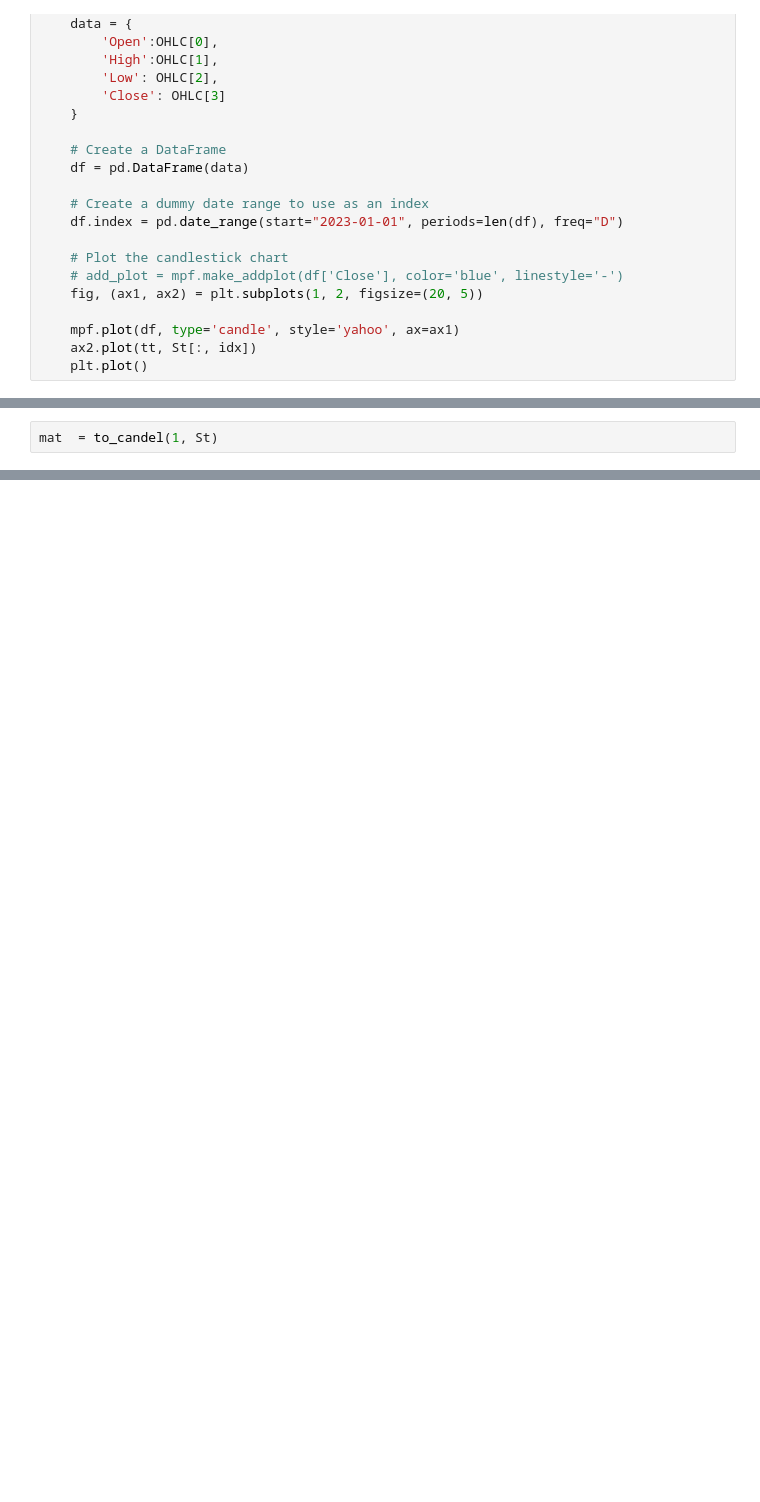
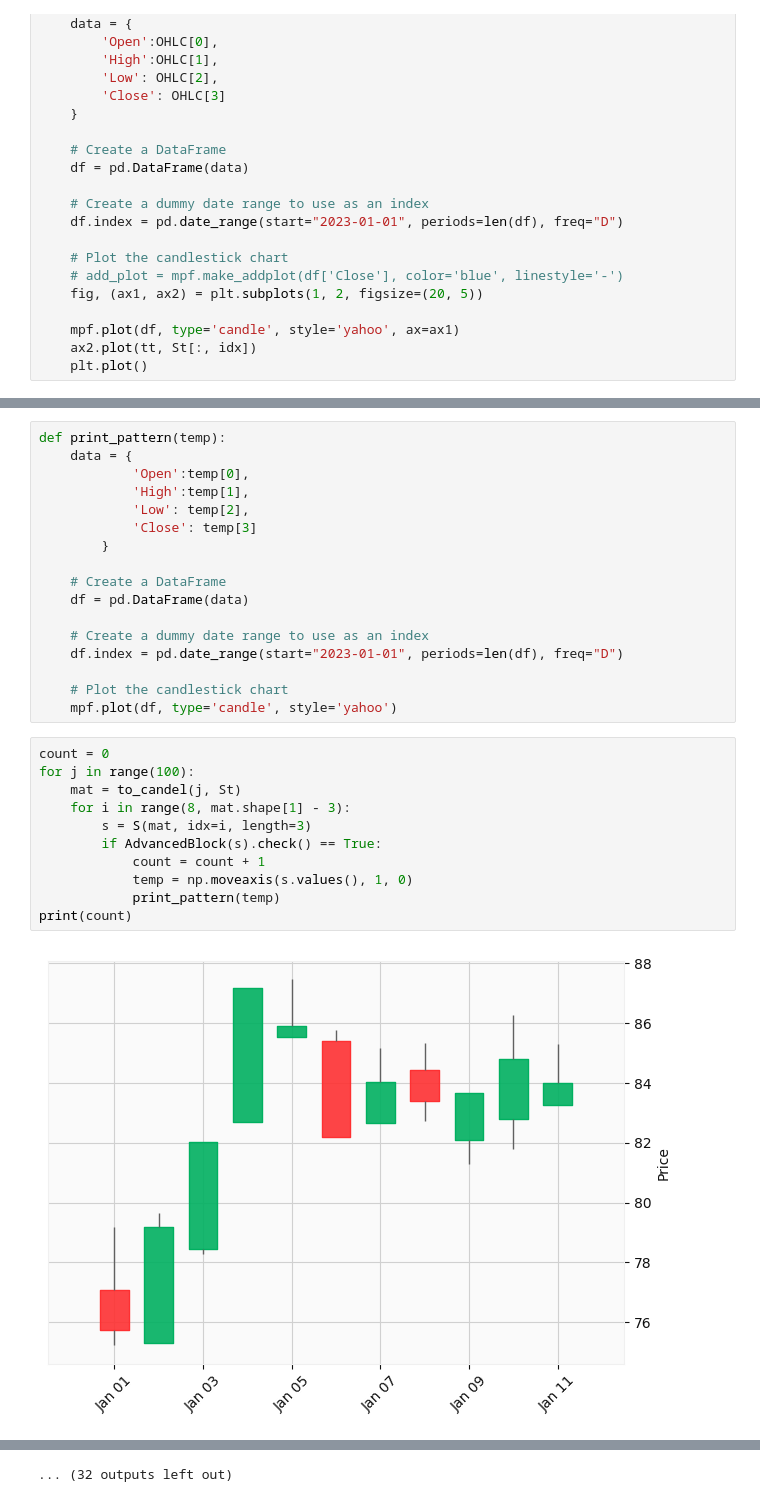
Before and after one commit to OverCat2000/Research, a Jupyter notebook: Untitled.ipynb, the cells around one changed output, grey strips where cells are left out. Cells and saved outputs as stored; diff of their text form; blank space fills up the shorter version.

Commit message:
advance block

```diff
--- a/Untitled.ipynb
+++ b/Untitled.ipynb
@@ -81,2 +93,0 @@ plot(5, St)
-# %%
-mat  = to_candel(1, St)
@@ -93,0 +178,30 @@ class STC:
+# %%
+def print_pattern(temp):
+    data = {
+            'Open':temp[0],
+            'High':temp[1],
+            'Low': temp[2],
+            'Close': temp[3]
+        }
+
+    # Create a DataFrame
+    df = pd.DataFrame(data)
+
+    # Create a dummy date range to use as an index
+    df.index = pd.date_range(start="2023-01-01", periods=len(df), freq="D")
+
+    # Plot the candlestick chart
+    mpf.plot(df, type='candle', style='yahoo')
+# %%
+count = 0
+for j in range(100):
+    mat = to_candel(j, St)
+    for i in range(8, mat.shape[1] - 3):
+        s = S(mat, idx=i, length=3)
+        if AdvancedBlock(s).check() == True:
+            count = count + 1
+            temp = np.moveaxis(s.values(), 1, 0)
+            print_pattern(temp)
+print(count)
+# %% [output]
+[figure, added]
@@ -94,2 +219,3 @@ class STC:
+... (32 outputs left out)
 # %%
 stc = STC(mat)
```
Also changed, not shown: parts of 11 cells of this notebook, 1 other file.
